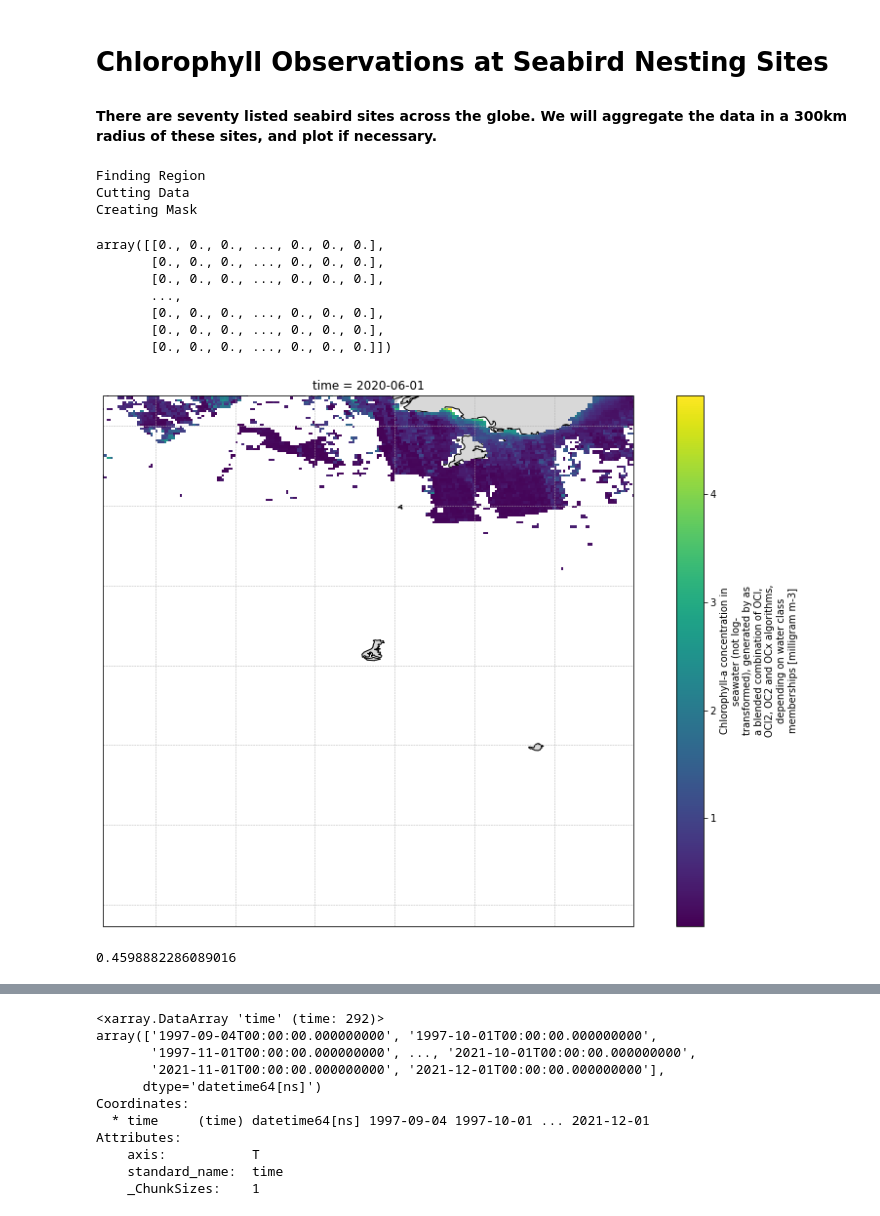
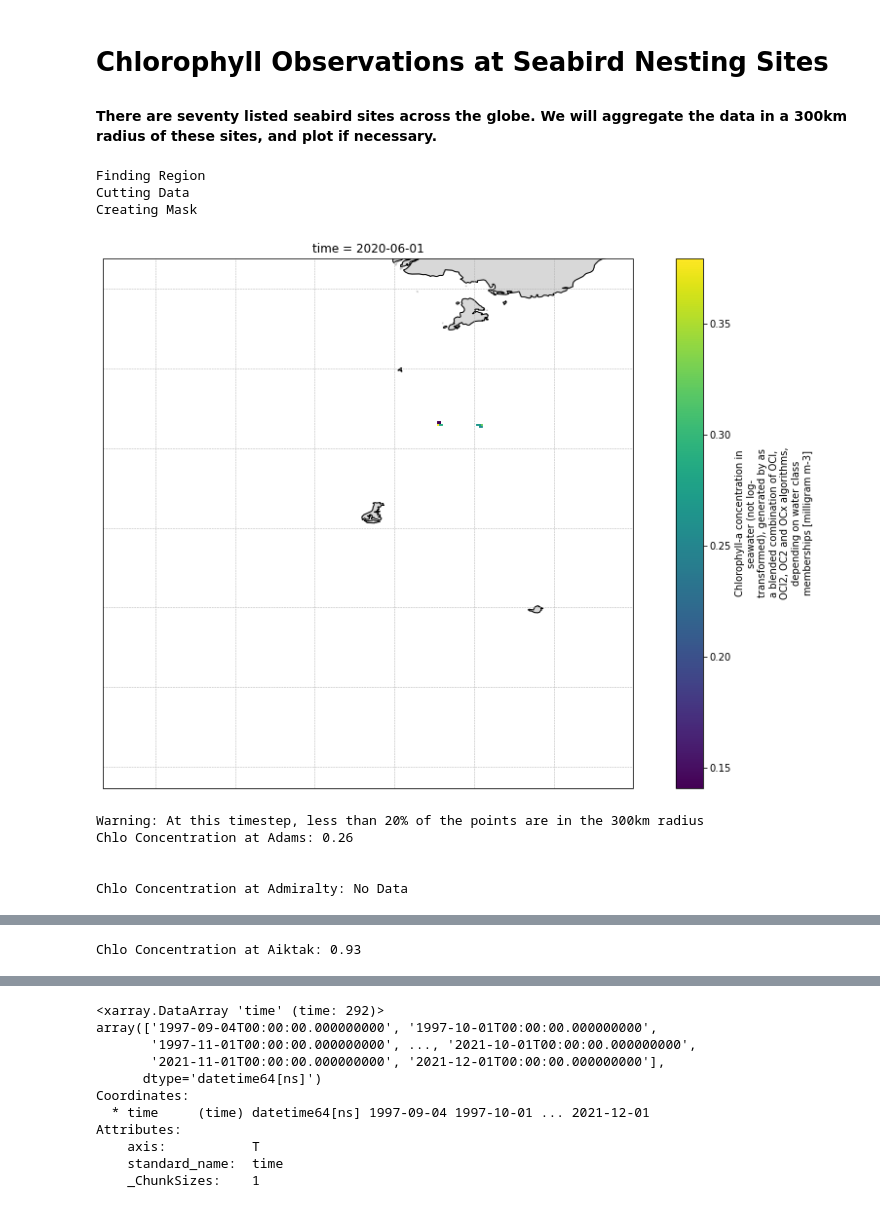
Before and after one commit to marisolgr/2022_SummerInternship_FarallonInstitute, a Jupyter notebook: chlo/chlo_ESA.ipynb, the cells around one changed output, grey strips where cells are left out. Cells and saved outputs as stored; diff of their text form; code cells hidden in the pictures.

```diff
--- a/chlo/chlo_ESA.ipynb
+++ b/chlo/chlo_ESA.ipynb
@@ -58,17 +58,12 @@ for i in range(data.lon.size):
             mask[j,i] = 1
 
 mask
+
+totalInsidePoints = np.sum(mask)
 # %% [output]
 Finding Region
 Cutting Data
 Creating Mask
-array([[0., 0., 0., ..., 0., 0., 0.],
-       [0., 0., 0., ..., 0., 0., 0.],
-       [0., 0., 0., ..., 0., 0., 0.],
-       ...,
-       [0., 0., 0., ..., 0., 0., 0.],
-       [0., 0., 0., ..., 0., 0., 0.],
-       [0., 0., 0., ..., 0., 0., 0.]])
 # %%
 def get_chlo_concentration_at_site(site, time, plot=False, roundTo=0):
     """
@@ -115,7 +110,7 @@ def get_chlo_concentration_at_site(site, time, plot=False, roundTo=0):
             thisLon = data.lon[j].item()
 
             # if the point exists in the mask
-            if mask[i,j] == 1:
+            if mask[i,j] == 0:
                data.values[i][j] = np.nan
             else:
                 pt = data.values[i][j]
@@ -166,12 +161,24 @@ def get_chlo_concentration_at_site(site, time, plot=False, roundTo=0):
         data.plot()
         plt.show()
 
+    if ((totalPointsInRange / totalInsidePoints) < 0.2):
+        print("Warning: At this timestep, less than 20% of the points are in the 300km radius")
     # round the average to the desired decimal place
     if (roundTo > 0):
         avgChLevel = np.round(avgChLevel, roundTo)
     return avgChLevel
 # %%
-get_chlo_concentration_at_site('Lamberts', '2020-06-01', plot=True, roundTo=0)
+"""
+Quick example of how to use the function
+(This will iterate through each site and graph it)
+"""
+for x in range(len(sites)):
+    print("Chlo Concentration at " + sites[x] + ": " + str(get_chlo_concentration_at_site(sites[x], '2020-06-01', plot=True, roundTo=2)))
+    print("\n")
 # %% [output]
-[figure, old version]
+[figure, new version]
-0.4598882286089016
+Warning: At this timestep, less than 20% of the points are in the 300km radius
+Chlo Concentration at Adams: 0.26
+
+
+Chlo Concentration at Admiralty: No Data
@@ -178,2 +186,3 @@ get_chlo_concentration_at_site('Lamberts', '2020-06-01', plot=True, roundTo=0)
+Chlo Concentration at Aiktak: 0.93
 # %% [markdown]
 # TODO
```
Also changed, not shown: parts of 2 cells of this notebook.
